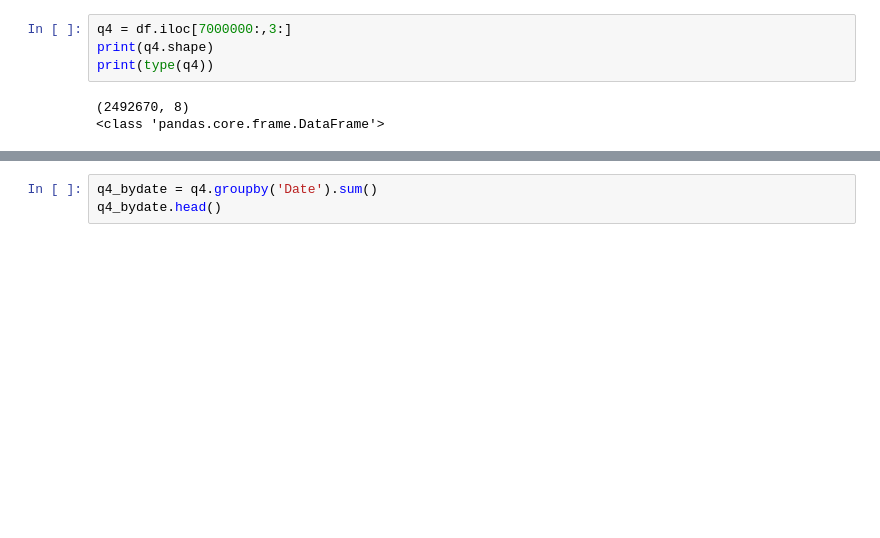
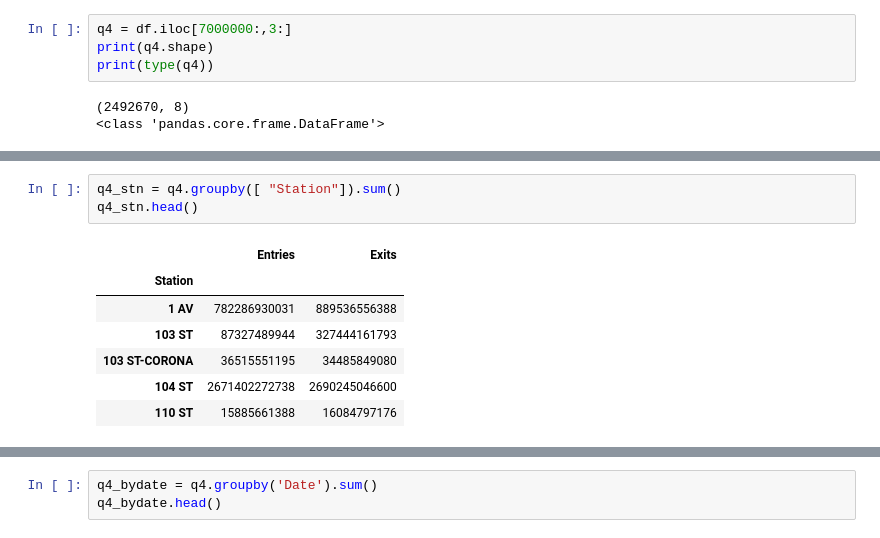
Before and after one commit to cipher813/McMahon_Metis, a Jupyter notebook: Project 1/P1_MTA-3.ipynb, the cells around one changed output, grey strips where cells are left out. Cells and saved outputs as stored; diff of their text form; blank space fills up the shorter version.

```diff
--- a/Project 1/P1_MTA-3.ipynb
+++ b/Project 1/P1_MTA-3.ipynb
@@ -76,0 +87,11 @@ q4a.head()
+# %%
+q4_stn = q4.groupby([ "Station"]).sum()
+q4_stn.head()
+# %% [output]
+|  | Entries | Exits |
+| Station |  |  |
+| 1 AV | 782286930031 | 889536556388 |
+| 103 ST | 87327489944 | 327444161793 |
+| 103 ST-CORONA | 36515551195 | 34485849080 |
+| 104 ST | 2671402272738 | 2690245046600 |
+| 110 ST | 15885661388 | 16084797176 |
```
Also changed, not shown: parts of 6 cells of this notebook.
